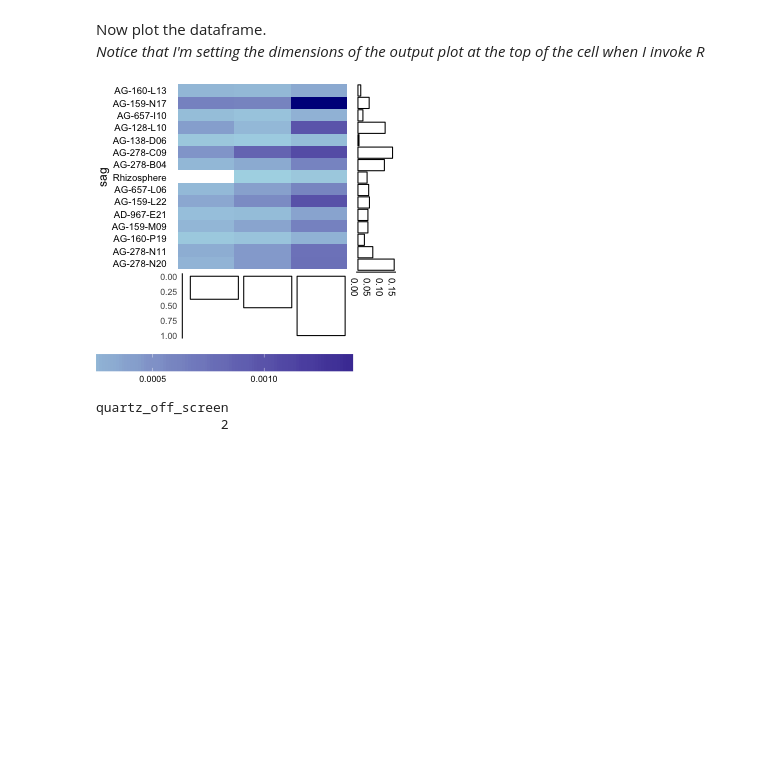
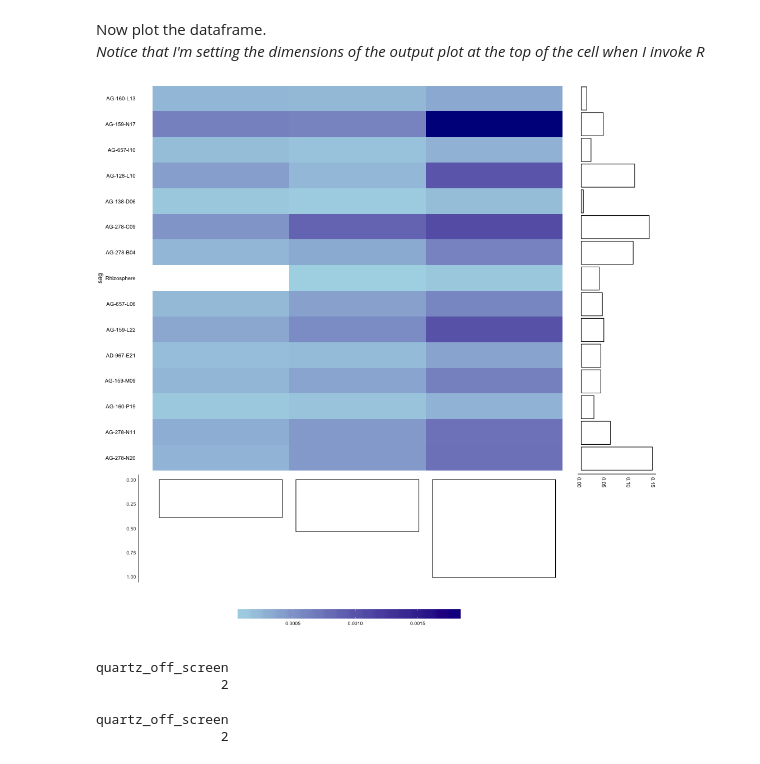
Before and after one commit to BigelowLab/sag-mg-recruit, a Jupyter notebook: notebooks/Heatmap_Template-EricTable.ipynb, the cells around one changed output. Cells and saved outputs as stored; diff of their text form; code cells hidden in the pictures; blank space fills up the shorter version.

```diff
--- a/notebooks/Heatmap_Template-EricTable.ipynb
+++ b/notebooks/Heatmap_Template-EricTable.ipynb
@@ -42,15 +42,15 @@ print(nrow(tbl))
 Now plot the dataframe.
 *Notice that I'm setting the dimensions of the output plot at the top of the cell when I invoke R*
 # %%
-%%R -w 300 -h 300
+%%R -w 1000 -h 1000
 # -w and -h sets the dimensions of the plot output
 # helps you visualize plot dimensions before writing them to a file
 
 # to plot a clustered heatmap:
 
-firsttry <- plot_array(tbl, sag_order="../data/eric_tables/sag_order.txt", mg_ax_aln=50, sag_ax_aln=5)
+firsttry <- plot_array(tbl, sag_order="../data/eric_tables/sag_order.txt", mg_ax_aln=40, sag_ax_aln=5)
 # %% [output]
-[figure, old version]
+[figure, new version]
 # %%
 %%R
 png(filename = "../data/eric_tables/160930_recruitment_tbl.png",
@@ -60,3 +60,11 @@ dev.off()
 # %% [output]
 quartz_off_screen
                 2
+# %%
+%%R
+png(filename = "../data/eric_tables/160930_recruitment_tbl_2000px.png", width=2000, height=2000, units="px")
+plot(firsttry)
+dev.off()
+# %% [output]
+quartz_off_screen
+                2
```
Also changed, not shown: parts of 1 cell of this notebook, 4 other files.
